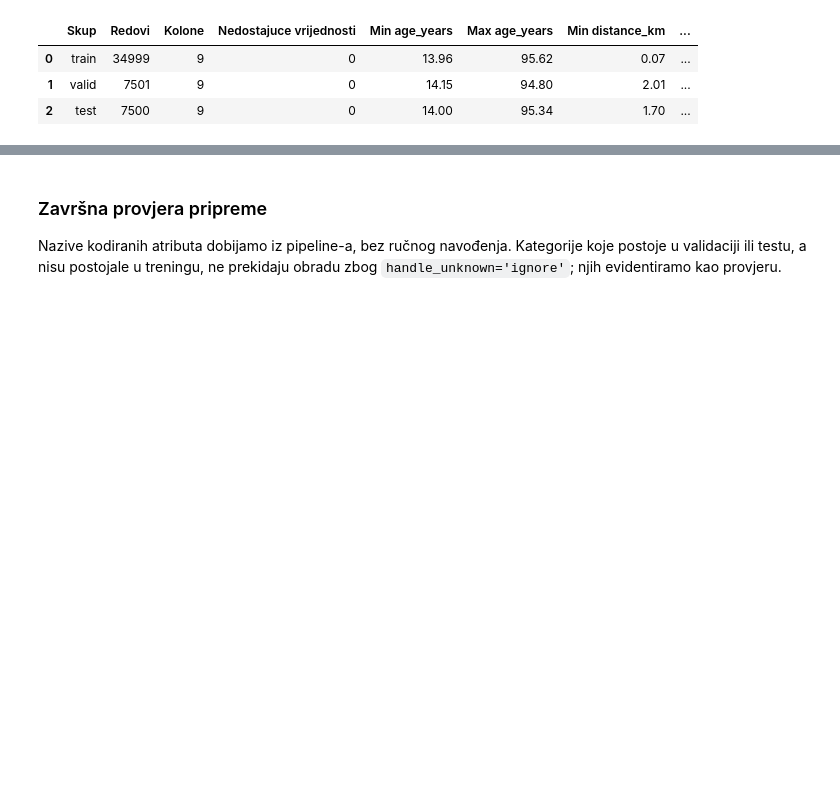
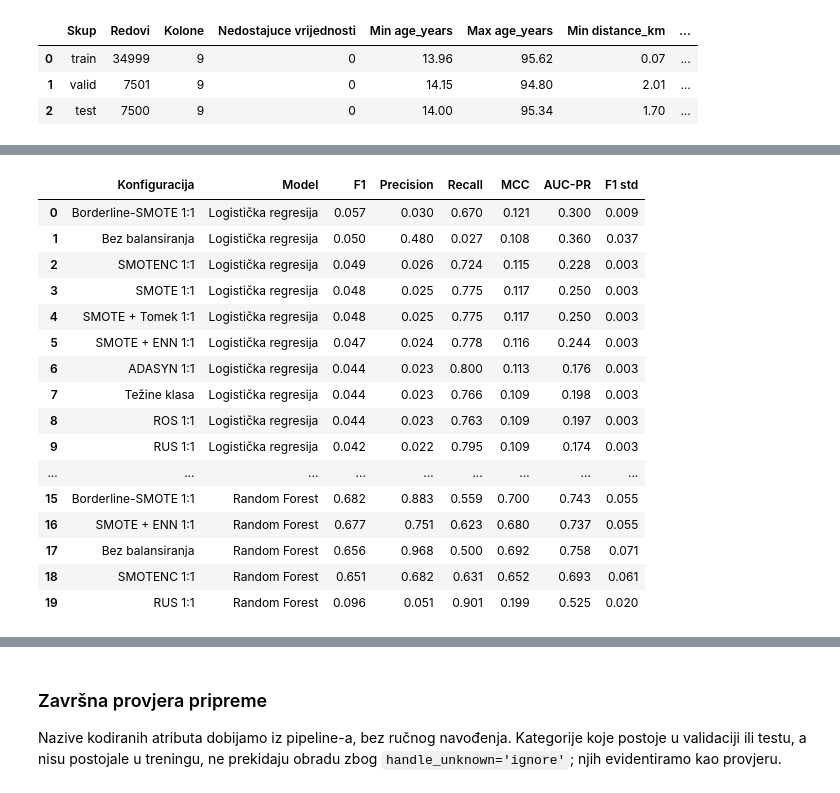
Before and after one commit to bakir004/mu, a Jupyter notebook: projekat.ipynb, the cells around one changed output, grey strips where cells are left out. Saved outputs shown, nothing was run; the diff lists cells and outputs as text; code cells hidden in the pictures; blank space fills up the shorter version.

```diff
--- a/projekat.ipynb
+++ b/projekat.ipynb
@@ -1362,0 +1341,94 @@ Oblik neskaliranih skupova: (406, 22) (7501, 22) (7500, 22)
+# %%
+from sklearn.base import clone
+from sklearn.metrics import make_scorer, matthews_corrcoef
+from sklearn.model_selection import RepeatedStratifiedKFold
+from imblearn.combine import SMOTEENN, SMOTETomek
+from imblearn.over_sampling import ADASYN, SMOTE, SMOTENC, BorderlineSMOTE, RandomOverSampler
+from imblearn.pipeline import Pipeline as ImbPipeline
+from imblearn.under_sampling import RandomUnderSampler
+
+def make_balancing_pipeline(model, sampler=None, class_weight=False):
+    """Pipeline u kojem se balansira samo trening dio podataka."""
+    model = clone(model)
+    if class_weight:
+        weight = 'balanced_subsample' if isinstance(model, RandomForestClassifier) else 'balanced'
+        model.set_params(class_weight=weight)
+    if isinstance(sampler, SMOTENC):
+        # SMOTENC radi nad izvornim kategorijama, pa se one-hot kodiranje radi tek nakon njega.
+        scale = ColumnTransformer([
+            ('numeric', numeric_scaled, numeric_features),
+            ('categorical', SimpleImputer(strategy='most_frequent'), categorical_features),
+        ], verbose_feature_names_out=False).set_output(transform='pandas')
+        encode = ColumnTransformer([
+            ('categorical', OneHotEncoder(handle_unknown='ignore', dtype=np.float32), categorical_features),
+        ], remainder='passthrough')
+        return ImbPipeline([('scale', scale), ('sampler', clone(sampler)), ('encode', encode), ('model', model)])
+    steps = [('preprocess', clone(preprocessor_scaled))]
+    if sampler is not None:
+        steps.append(('sampler', clone(sampler)))
+    steps.append(('model', model))
+    return ImbPipeline(steps)
+
+def ratio_label(ratio):
+    return f'1:{round(1 / ratio)}'
+
+balancing_models = {
+    'Logistička regresija': LogisticRegression(max_iter=3000),
+    'Random Forest': RandomForestClassifier(n_estimators=200, min_samples_leaf=2, random_state=42),
+}
+balancing_cv = RepeatedStratifiedKFold(n_splits=5, n_repeats=2, random_state=42)
+balancing_scoring = {
+    'F1': 'f1',
+    'Precision': 'precision',
+    'Recall': 'recall',
+    'MCC': make_scorer(matthews_corrcoef),
+    'AUC-PR': 'average_precision',
+}
+
+def cross_validate_balancing(configuration_name, model_name):
+    pipeline = make_balancing_pipeline(balancing_models[model_name], **configurations[configuration_name])
+    scores = cross_validate(pipeline, X_train, y_train, cv=balancing_cv,
+                            scoring=balancing_scoring, n_jobs=-1)
+    row = {'Konfiguracija': configuration_name, 'Model': model_name}
+    row.update({metric: scores[f'test_{metric}'].mean() for metric in balancing_scoring})
+    row['F1 std'] = scores['test_F1'].std()
+    return row
+
+configurations = {
+    'Bez balansiranja': {},
+    'Težine klasa': {'class_weight': True},
+    'RUS 1:1': {'sampler': RandomUnderSampler(random_state=42)},
+    'ROS 1:1': {'sampler': RandomOverSampler(random_state=42)},
+    'SMOTE 1:1': {'sampler': SMOTE(random_state=42)},
+    'SMOTENC 1:1': {'sampler': SMOTENC(categorical_features=categorical_features, random_state=42)},
+    'Borderline-SMOTE 1:1': {'sampler': BorderlineSMOTE(random_state=42)},
+    'ADASYN 1:1': {'sampler': ADASYN(random_state=42)},
+    'SMOTE + Tomek 1:1': {'sampler': SMOTETomek(random_state=42)},
+    'SMOTE + ENN 1:1': {'sampler': SMOTEENN(random_state=42)},
+}
+method_comparison = pd.DataFrame([
+    cross_validate_balancing(configuration_name, model_name)
+    for model_name in balancing_models
+    for configuration_name in configurations
+])
+method_comparison = method_comparison.sort_values(['Model', 'F1'], ascending=[True, False])
+with pd.option_context('display.float_format', '{:.3f}'.format, 'display.width', 200):
+    display(method_comparison.reset_index(drop=True))
+# %% [output]
+|  | Konfiguracija | Model | F1 | Precision | Recall | MCC | AUC-PR | F1 std |
+| 0 | Borderline-SMOTE 1:1 | Logistička regresija | 0.057 | 0.030 | 0.670 | 0.121 | 0.300 | 0.009 |
+| 1 | Bez balansiranja | Logistička regresija | 0.050 | 0.480 | 0.027 | 0.108 | 0.360 | 0.037 |
+| 2 | SMOTENC 1:1 | Logistička regresija | 0.049 | 0.026 | 0.724 | 0.115 | 0.228 | 0.003 |
+| 3 | SMOTE 1:1 | Logistička regresija | 0.048 | 0.025 | 0.775 | 0.117 | 0.250 | 0.003 |
+| 4 | SMOTE + Tomek 1:1 | Logistička regresija | 0.048 | 0.025 | 0.775 | 0.117 | 0.250 | 0.003 |
+| 5 | SMOTE + ENN 1:1 | Logistička regresija | 0.047 | 0.024 | 0.778 | 0.116 | 0.244 | 0.003 |
+| 6 | ADASYN 1:1 | Logistička regresija | 0.044 | 0.023 | 0.800 | 0.113 | 0.176 | 0.003 |
+| 7 | Težine klasa | Logistička regresija | 0.044 | 0.023 | 0.766 | 0.109 | 0.198 | 0.003 |
+| 8 | ROS 1:1 | Logistička regresija | 0.044 | 0.023 | 0.763 | 0.109 | 0.197 | 0.003 |
+| 9 | RUS 1:1 | Logistička regresija | 0.042 | 0.022 | 0.795 | 0.109 | 0.174 | 0.003 |
+| ... | ... | ... | ... | ... | ... | ... | ... | ... |
+| 15 | Borderline-SMOTE 1:1 | Random Forest | 0.682 | 0.883 | 0.559 | 0.700 | 0.743 | 0.055 |
+| 16 | SMOTE + ENN 1:1 | Random Forest | 0.677 | 0.751 | 0.623 | 0.680 | 0.737 | 0.055 |
+| 17 | Bez balansiranja | Random Forest | 0.656 | 0.968 | 0.500 | 0.692 | 0.758 | 0.071 |
+| 18 | SMOTENC 1:1 | Random Forest | 0.651 | 0.682 | 0.631 | 0.652 | 0.693 | 0.061 |
+| 19 | RUS 1:1 | Random Forest | 0.096 | 0.051 | 0.901 | 0.199 | 0.525 | 0.020 |
```
Also changed, not shown: parts of 13 cells of this notebook, 6 other files.
